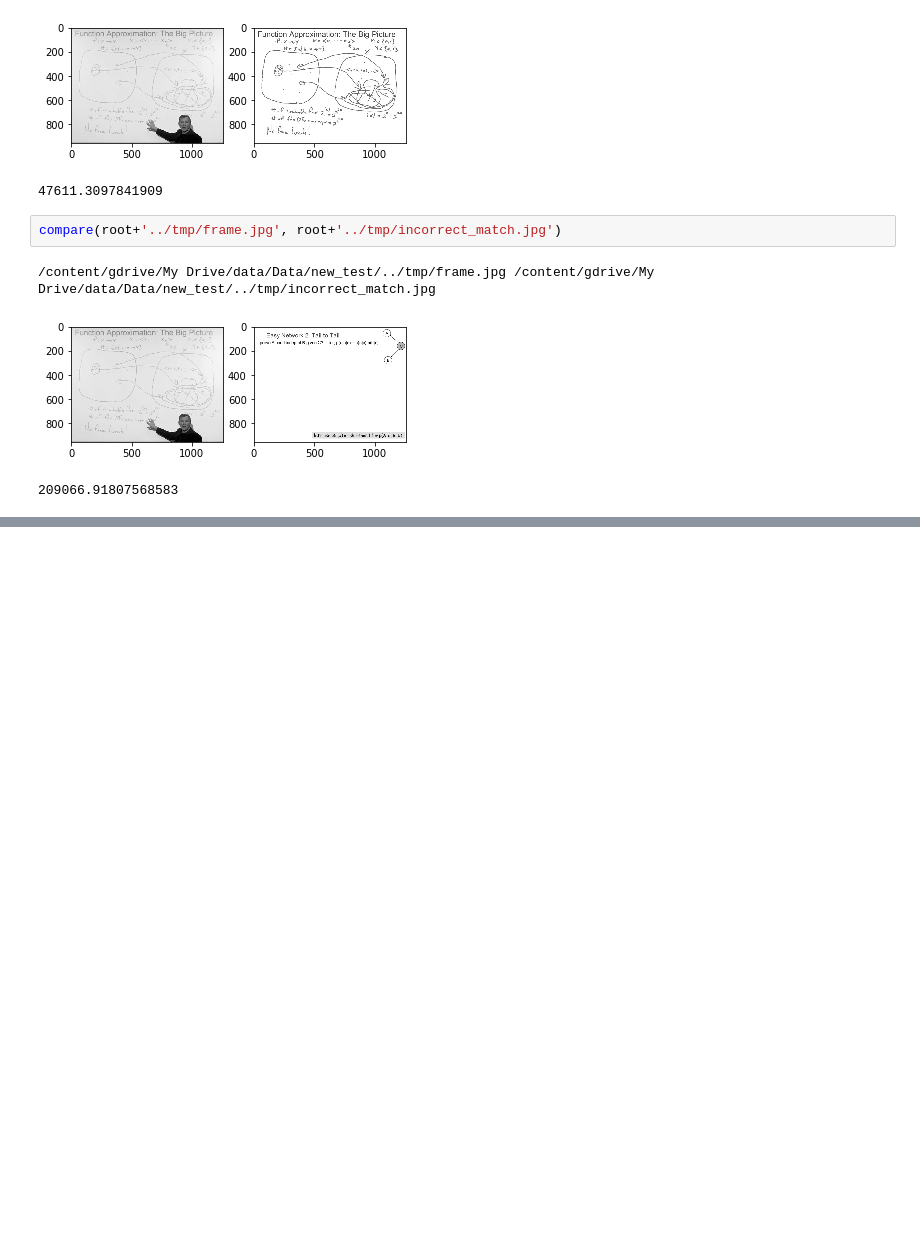
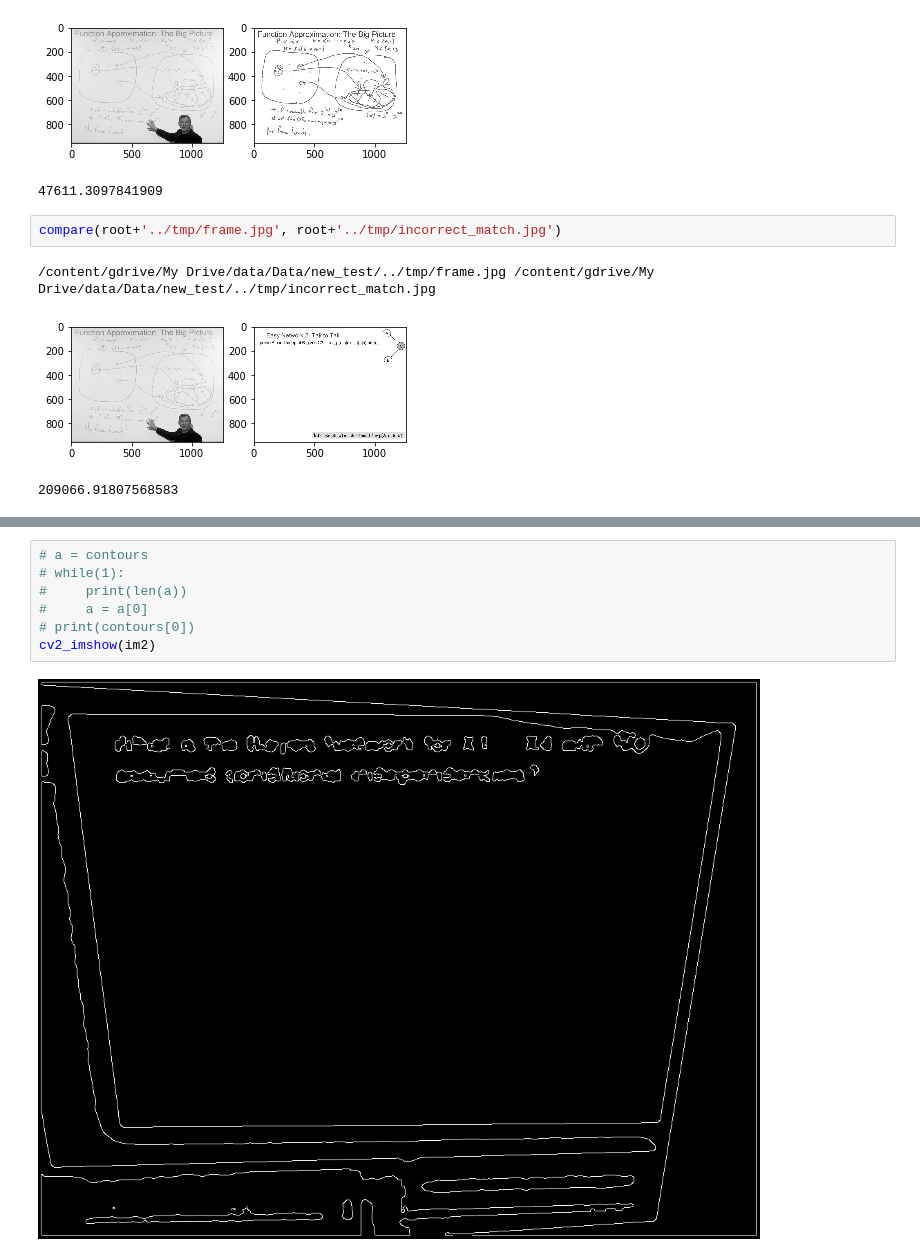
Before and after one commit to alti-tude/video-slide-matching, a Jupyter notebook: main.ipynb, the cells around one changed output, grey strips where cells are left out. Cells and saved outputs as stored; diff of their text form; blank space fills up the shorter version.

```diff
--- a/main.ipynb
+++ b/main.ipynb
@@ -201,0 +275,9 @@ print(edges)
+# %%
+# a = contours
+# while(1):
+#     print(len(a))
+#     a = a[0]
+# print(contours[0])
+cv2_imshow(im2)
+# %% [output]
+[figure, added]
```
Also changed, not shown: parts of 8 cells of this notebook.
